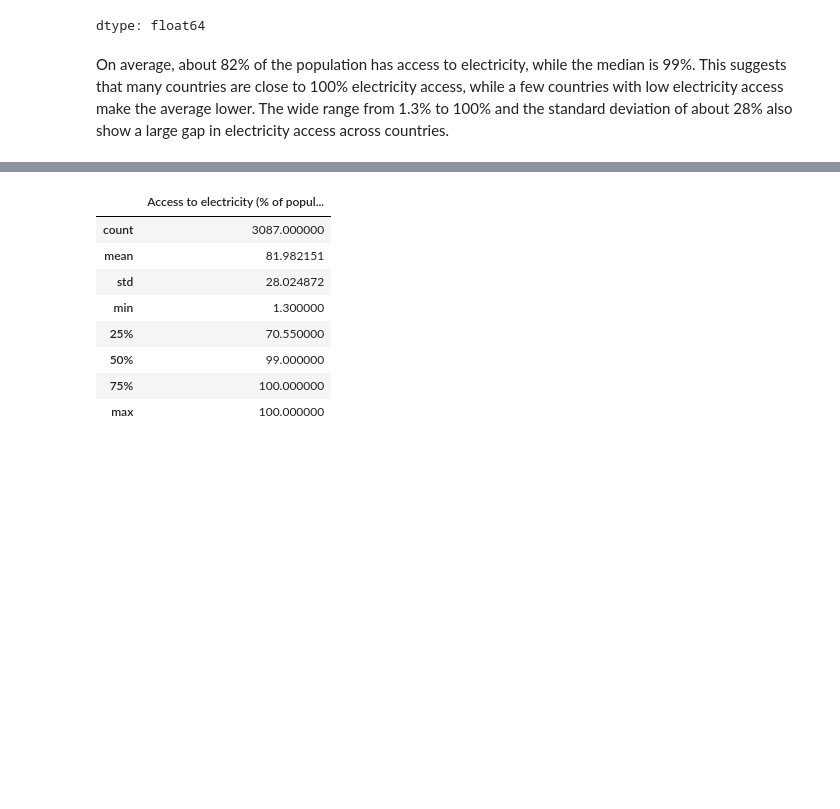
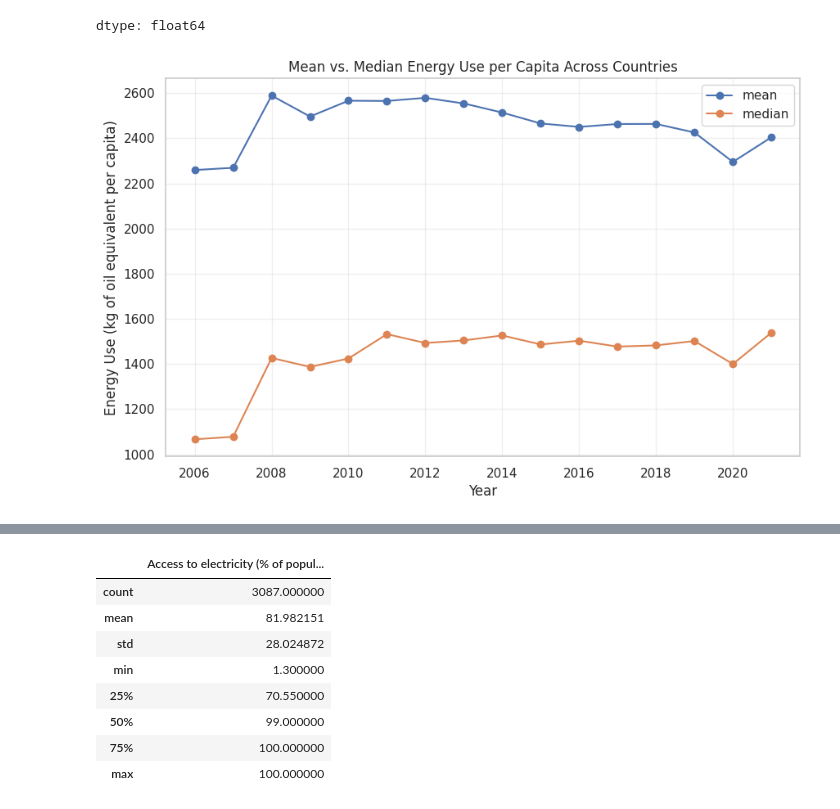
Before and after one commit to abijeet-dhillon/data601_project, a Jupyter notebook: notebooks/DATA601_Project.ipynb, the cells around one changed output, grey strips where cells are left out. Drawn from its saved outputs; the diff is of its cells as text; code cells hidden in the pictures; blank space fills up the shorter version.

```diff
--- a/notebooks/DATA601_Project.ipynb
+++ b/notebooks/DATA601_Project.ipynb
@@ -125,16 +140,14 @@ Dataset shape: (5208, 22)
 # %%
-# Convert year to rows
-df_long = df.melt(
-    id_vars=["Country Name", "Series Name"],
-    var_name="Year",
-    value_name="Value"
-)
+# Convert year to rows (wide format to long format)
+df_long = df.melt(id_vars=["Country Name", "Series Name"],            # Identifier columns and are not reshaped
+                  var_name="Year",                                    # Original year columns  stacked into one new "Year" column
+                  value_name="Value"                                  # The values under each year column are placed into one new "Value" column
+                  )
 
-df_long["Year"] = (
-    df_long["Year"]
-    .str.extract(r"(\d{4})")[0]                        # 2011 [YR2011] -> 2011
-    .astype(int)                                       # Convert to int for easier filter later
-)
+df_long["Year"] = (df_long["Year"]
+                   .str.extract(r"(\d{4})")[0]                        # 2011 [YR2011] -> 2011
+                   .astype(int)                                       # Convert to int for easier filter later
+                   )
 
 df_long.head()
 # %% [output]
@@ -146,11 +159,10 @@ df_long.head()
 | 4 | Afghanistan | Energy intensity level of primary... | 2006 | 1.500000 |
 # %%
 # Convert indicators from rows to columns
-df_reshape = df_long.pivot(
-    index=["Country Name", "Year"],
-    columns="Series Name",
-    values="Value"
-).reset_index()
+df_reshape = df_long.pivot(index=["Country Name", "Year"],   # Creates one row for each country-year combination
+                           columns="Series Name",            # Converts each indicator name into a separate column
+                           values="Value"                    # Fills those indicator columns with the corresponding values
+                           ).reset_index()                   # Converts Country Name and Year back into regular columns
 
 df_reshape.columns.name = None                # Remove the extra label above the columns
 
@@ -374,5 +399,16 @@ df_final['Energy use (kg of oil equivalent per capita)'].describe()
 | 75% | 2967.027201 |
 | max | 21456.066928 |
 dtype: float64
-# %% [markdown]
-On average, about 82% of the population has access to electricity, while the median is 99%. This suggests that many countries are close to 100% electricity access, while a few countries with low electricity access make the average lower. The wide range from 1.3% to 100% and the standard deviation of about 28% also show a large gap in electricity access across countries.
+# %%
+# The median and the mean of energy use over years
+energy_by_year = df_final.groupby('Year')['Energy use (kg of oil equivalent per capita)'].agg(['mean', 'median'])
+
+energy_by_year.plot(marker='o', figsize=(10, 6))
+
+plt.title('Mean vs. Median Energy Use per Capita Across Countries')
+plt.xlabel('Year')
+plt.ylabel('Energy Use (kg of oil equivalent per capita)')
+plt.grid(alpha=0.3)
+plt.show()
+# %% [output]
+[figure, added]
```
Also changed, not shown: parts of 168 cells of this notebook, 10 other files.
